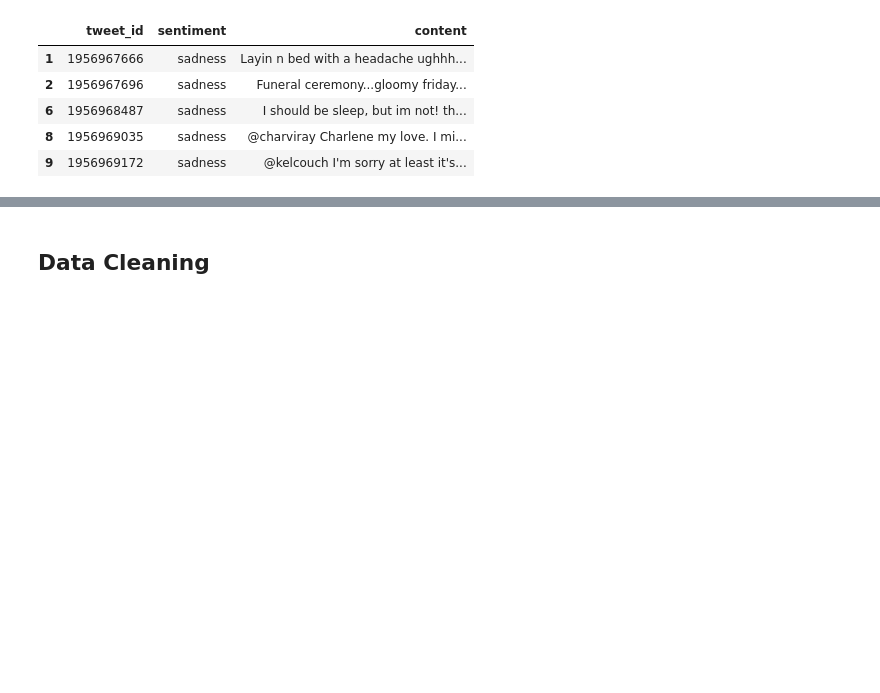
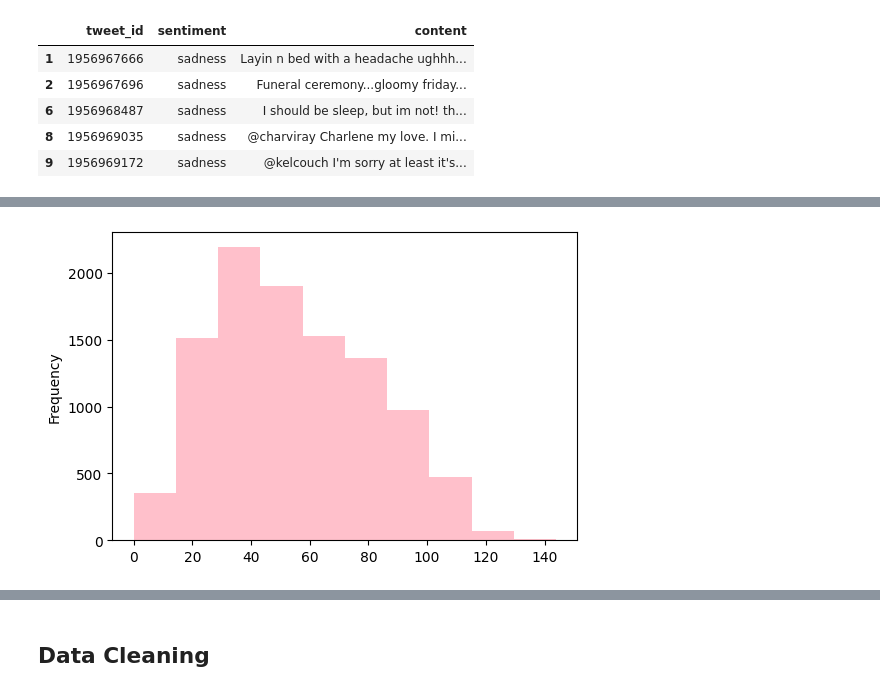
Before and after one commit to dr-mushtaq/Projects, a Jupyter notebook: Emotion_Detection_in_Text.ipynb, the cells around one changed output, grey strips where cells are left out. Cells and saved outputs as stored; diff of their text form; code cells hidden in the pictures; blank space fills up the shorter version.

```diff
--- a/Emotion_Detection_in_Text.ipynb
+++ b/Emotion_Detection_in_Text.ipynb
@@ -77,0 +88,6 @@ data.head()
+# %%
+# checking the distribution of tweets in the data
+
+length_train = data['content'].str.len().plot.hist(color = 'pink', figsize = (6, 4))
+# %% [output]
+[figure, added]
```
Also changed, not shown: parts of 4 cells of this notebook.
